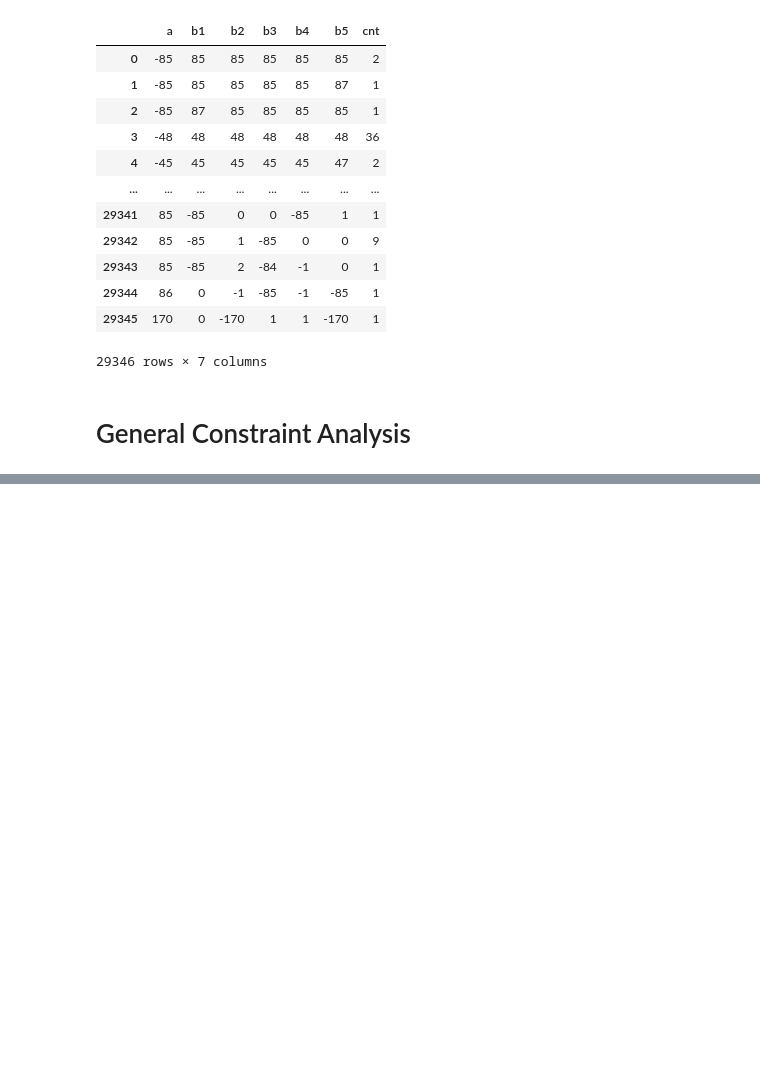
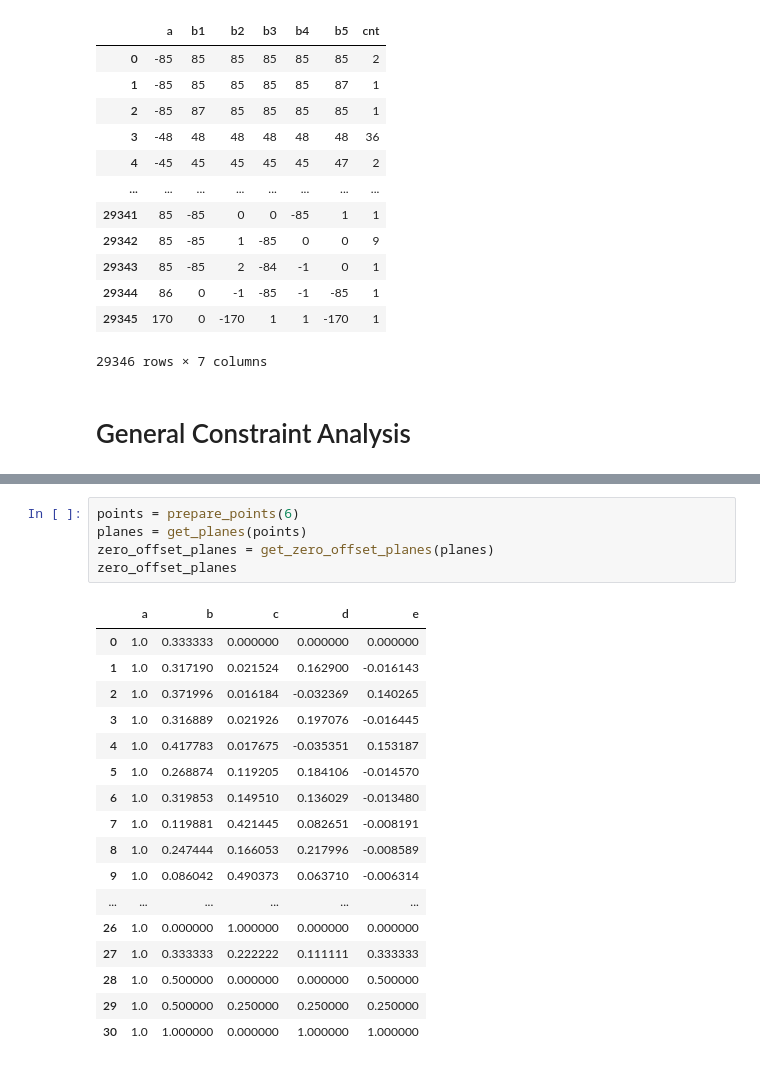
Before and after one commit to davidmisiak/flow-polynomials, a Jupyter notebook: analysis.ipynb, the cells around one changed output, grey strips where cells are left out. Saved outputs shown, nothing was run; the diff lists cells and outputs as text; blank space fills up the shorter version.

```diff
--- a/analysis.ipynb
+++ b/analysis.ipynb
@@ -331,0 +339,23 @@ zero_offset_planes
+# %%
+points = prepare_points(6)
+planes = get_planes(points)
+zero_offset_planes = get_zero_offset_planes(planes)
+zero_offset_planes
+# %% [output]
+|  | a | b | c | d | e |
+| 0 | 1.0 | 0.333333 | 0.000000 | 0.000000 | 0.000000 |
+| 1 | 1.0 | 0.317190 | 0.021524 | 0.162900 | -0.016143 |
+| 2 | 1.0 | 0.371996 | 0.016184 | -0.032369 | 0.140265 |
+| 3 | 1.0 | 0.316889 | 0.021926 | 0.197076 | -0.016445 |
+| 4 | 1.0 | 0.417783 | 0.017675 | -0.035351 | 0.153187 |
+| 5 | 1.0 | 0.268874 | 0.119205 | 0.184106 | -0.014570 |
+| 6 | 1.0 | 0.319853 | 0.149510 | 0.136029 | -0.013480 |
+| 7 | 1.0 | 0.119881 | 0.421445 | 0.082651 | -0.008191 |
+| 8 | 1.0 | 0.247444 | 0.166053 | 0.217996 | -0.008589 |
+| 9 | 1.0 | 0.086042 | 0.490373 | 0.063710 | -0.006314 |
+| ... | ... | ... | ... | ... | ... |
+| 26 | 1.0 | 0.000000 | 1.000000 | 0.000000 | 0.000000 |
+| 27 | 1.0 | 0.333333 | 0.222222 | 0.111111 | 0.333333 |
+| 28 | 1.0 | 0.500000 | 0.000000 | 0.000000 | 0.500000 |
+| 29 | 1.0 | 0.500000 | 0.250000 | 0.250000 | 0.250000 |
+| 30 | 1.0 | 1.000000 | 0.000000 | 1.000000 | 1.000000 |
```
Also changed, not shown: parts of 3 cells of this notebook.
